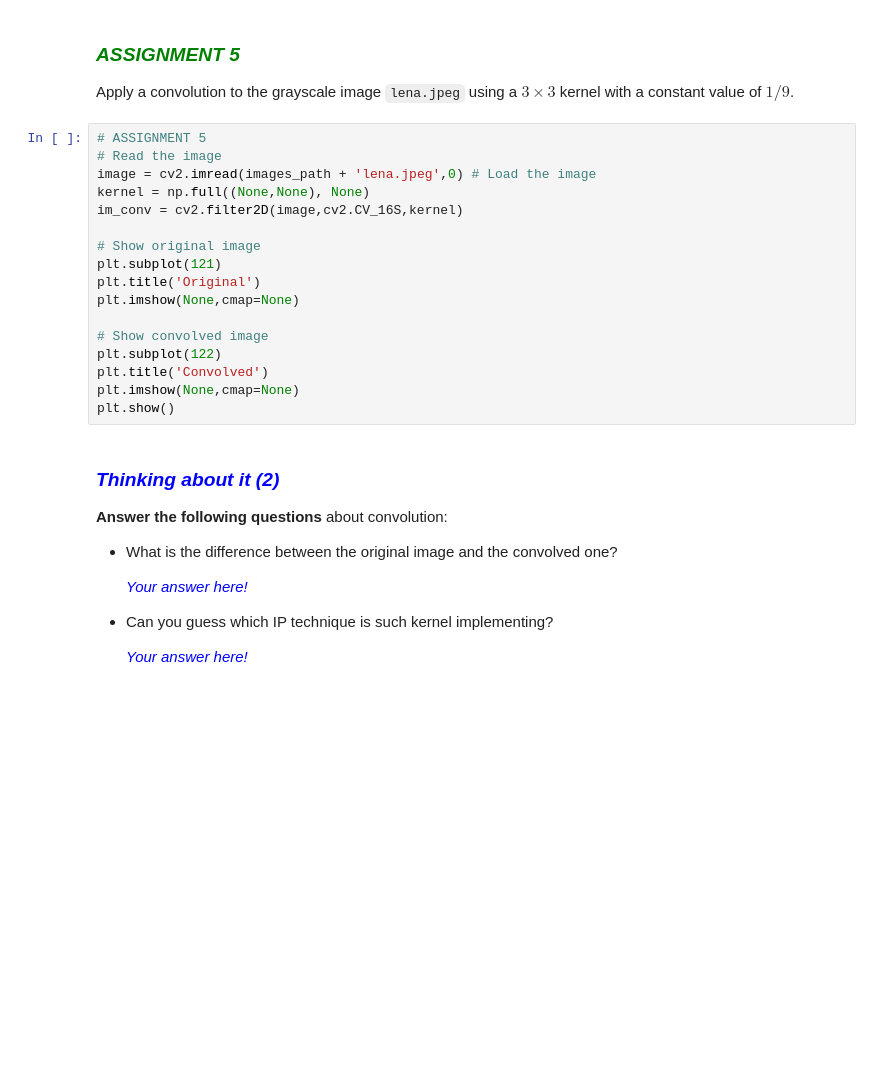
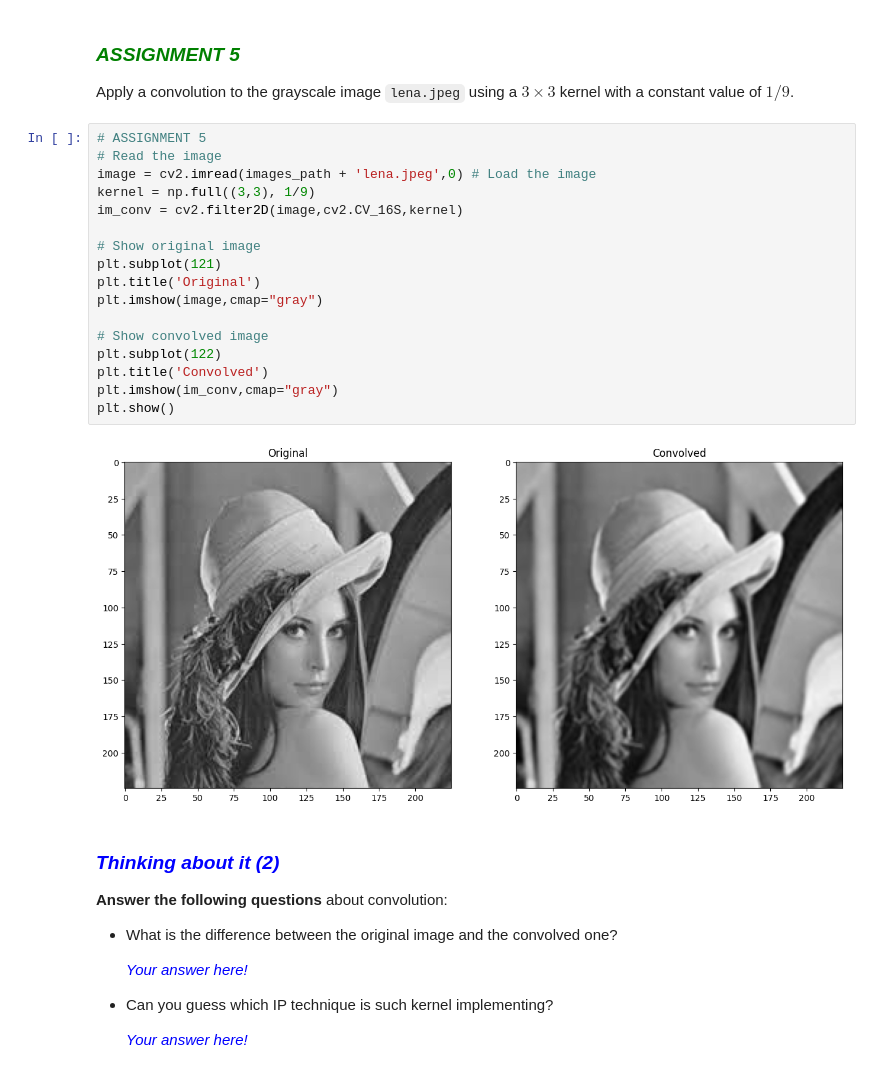
Before and after one commit to CarlosRA97/posgrado_reconocimiento_de_objetos, a Jupyter notebook: Chapter 02. Image processing/2.1 IP tools.ipynb, the cells around one changed output. Saved outputs shown, nothing was run; the diff lists cells and outputs as text; blank space fills up the shorter version.

```diff
--- a/Chapter 02. Image processing/2.1 IP tools.ipynb
+++ b/Chapter 02. Image processing/2.1 IP tools.ipynb
@@ -345,20 +355,22 @@ Apply a convolution to the grayscale image `lena.jpeg` using a $3\times3$ kernel
 # %%
 # ASSIGNMENT 5
 # Read the image
 image = cv2.imread(images_path + 'lena.jpeg',0) # Load the image
-kernel = np.full((None,None), None)
+kernel = np.full((3,3), 1/9)
 im_conv = cv2.filter2D(image,cv2.CV_16S,kernel)
 
 # Show original image
 plt.subplot(121)
 plt.title('Original')
-plt.imshow(None,cmap=None)
+plt.imshow(image,cmap="gray")
 
 # Show convolved image
 plt.subplot(122)
 plt.title('Convolved')
-plt.imshow(None,cmap=None)
+plt.imshow(im_conv,cmap="gray")
 plt.show()
+# %% [output]
+[figure, added]
 # %% [markdown]
 ### <font color="blue"><b><i>Thinking about it (2)</i></b></font>
 
```
Also changed, not shown: parts of 5 cells of this notebook, 22 other files.
